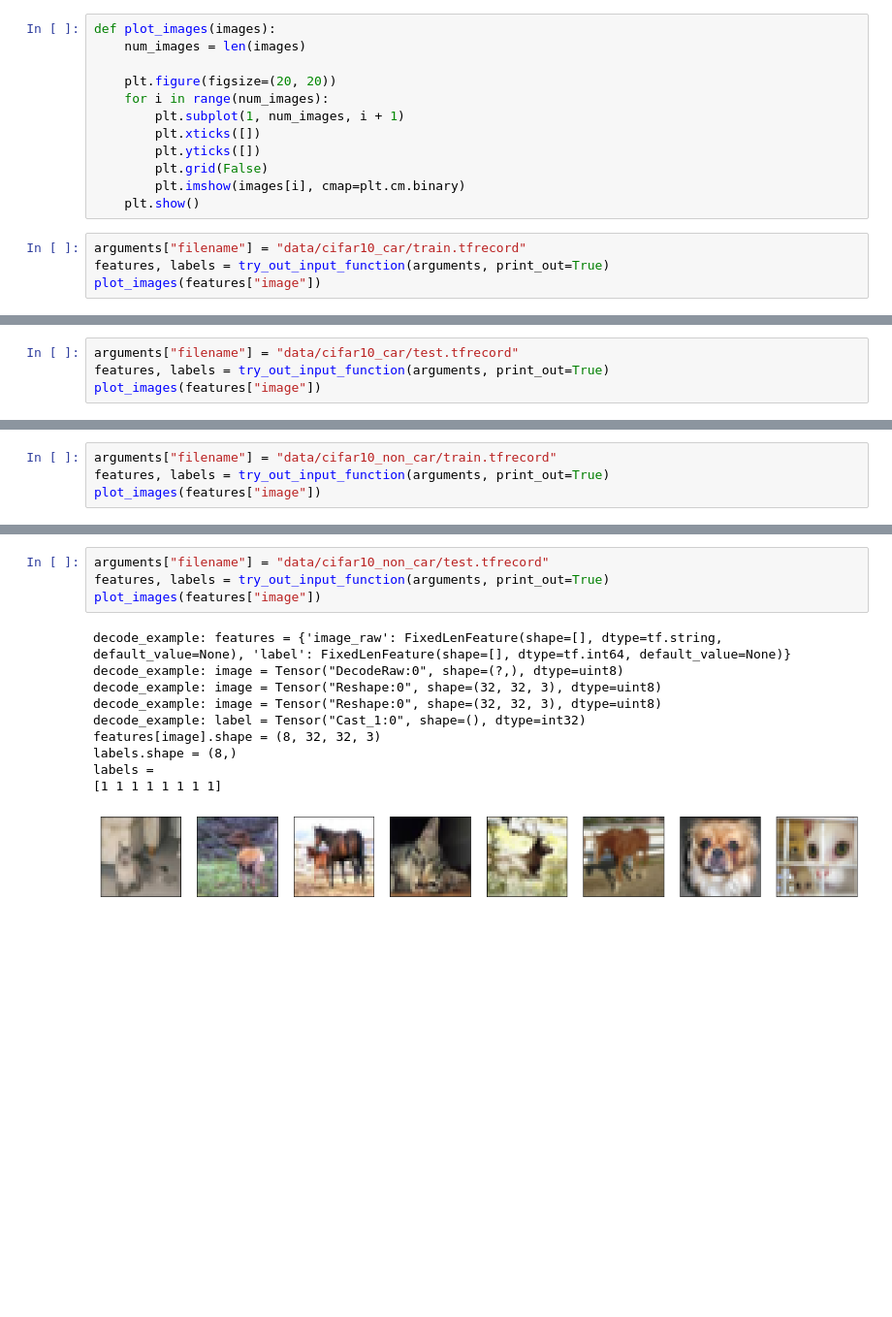
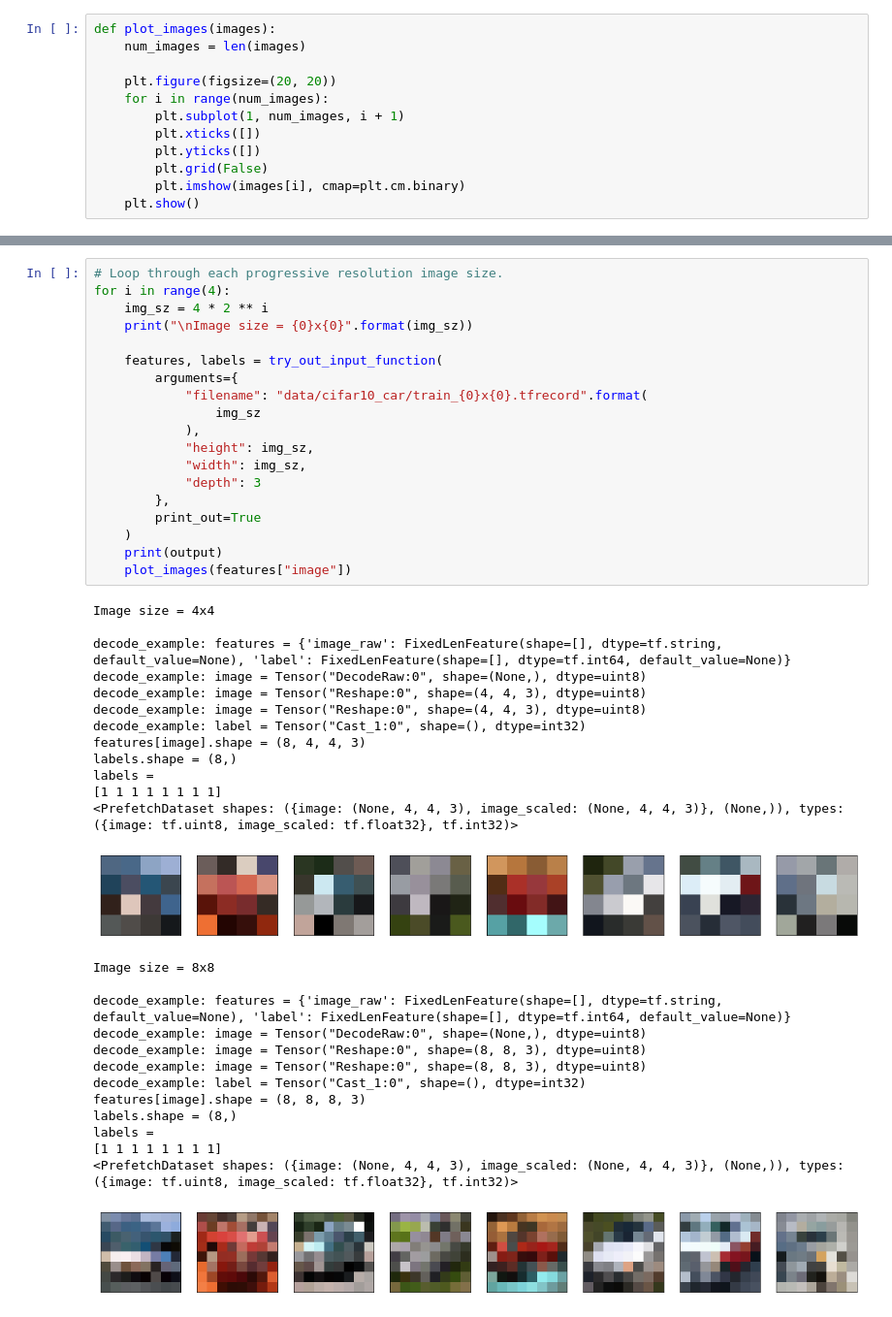
Before and after one commit to ryangillard/artificial_intelligence, a Jupyter notebook: machine_learning/gan/create_tfrecords_cifar10_car.ipynb, the cells around one changed output, grey strips where cells are left out. Shown at 97% size. Drawn from its saved outputs; the diff is of its cells as text; blank space fills up the shorter version.

Commit message:
added progressive cifar10_car

```diff
--- a/machine_learning/gan/create_tfrecords_cifar10_car.ipynb
+++ b/machine_learning/gan/create_tfrecords_cifar10_car.ipynb
@@ -330,7 +340,3 @@ def plot_images(images):
         plt.grid(False)
         plt.imshow(images[i], cmap=plt.cm.binary)
     plt.show()
-# %%
-arguments["filename"] = "data/cifar10_car/train.tfrecord"
-features, labels = try_out_input_function(arguments, print_out=True)
-plot_images(features["image"])
@@ -356,4 +342,0 @@ labels =
-# %%
-arguments["filename"] = "data/cifar10_car/test.tfrecord"
-features, labels = try_out_input_function(arguments, print_out=True)
-plot_images(features["image"])
@@ -371,4 +342,0 @@ labels =
-# %%
-arguments["filename"] = "data/cifar10_non_car/train.tfrecord"
-features, labels = try_out_input_function(arguments, print_out=True)
-plot_images(features["image"])
@@ -386,15 +343,46 @@ labels =
-# %%
-arguments["filename"] = "data/cifar10_non_car/test.tfrecord"
-features, labels = try_out_input_function(arguments, print_out=True)
-plot_images(features["image"])
-# %% [output]
-decode_example: features = {'image_raw': FixedLenFeature(shape=[], dtype=tf.string, default_value=None), 'label': FixedLenFeature(shape=[], dtype=tf.int64, default_value=None)}
-decode_example: image = Tensor("DecodeRaw:0", shape=(?,), dtype=uint8)
-decode_example: image = Tensor("Reshape:0", shape=(32, 32, 3), dtype=uint8)
-decode_example: image = Tensor("Reshape:0", shape=(32, 32, 3), dtype=uint8)
-decode_example: label = Tensor("Cast_1:0", shape=(), dtype=int32)
-features[image].shape = (8, 32, 32, 3)
-labels.shape = (8,)
-labels =
-[1 1 1 1 1 1 1 1]
-[figure, removed]
+# %%
+# Loop through each progressive resolution image size.
+for i in range(4):
+    img_sz = 4 * 2 ** i
+    print("\nImage size = {0}x{0}".format(img_sz))
+
+    features, labels = try_out_input_function(
+        arguments={
+            "filename": "data/cifar10_car/train_{0}x{0}.tfrecord".format(
+                img_sz
+            ),
+            "height": img_sz,
+            "width": img_sz,
+            "depth": 3
+        },
+        print_out=True
+    )
+    print(output)
+    plot_images(features["image"])
+# %% [output]
+Image size = 4x4
+
+decode_example: features = {'image_raw': FixedLenFeature(shape=[], dtype=tf.string, default_value=None), 'label': FixedLenFeature(shape=[], dtype=tf.int64, default_value=None)}
+decode_example: image = Tensor("DecodeRaw:0", shape=(None,), dtype=uint8)
+decode_example: image = Tensor("Reshape:0", shape=(4, 4, 3), dtype=uint8)
+decode_example: image = Tensor("Reshape:0", shape=(4, 4, 3), dtype=uint8)
+decode_example: label = Tensor("Cast_1:0", shape=(), dtype=int32)
+features[image].shape = (8, 4, 4, 3)
+labels.shape = (8,)
+labels =
+[1 1 1 1 1 1 1 1]
+<PrefetchDataset shapes: ({image: (None, 4, 4, 3), image_scaled: (None, 4, 4, 3)}, (None,)), types: ({image: tf.uint8, image_scaled: tf.float32}, tf.int32)>
+[figure, added]
+Image size = 8x8
+
+decode_example: features = {'image_raw': FixedLenFeature(shape=[], dtype=tf.string, default_value=None), 'label': FixedLenFeature(shape=[], dtype=tf.int64, default_value=None)}
+decode_example: image = Tensor("DecodeRaw:0", shape=(None,), dtype=uint8)
+decode_example: image = Tensor("Reshape:0", shape=(8, 8, 3), dtype=uint8)
+decode_example: image = Tensor("Reshape:0", shape=(8, 8, 3), dtype=uint8)
+decode_example: label = Tensor("Cast_1:0", shape=(), dtype=int32)
+features[image].shape = (8, 8, 8, 3)
+labels.shape = (8,)
+labels =
+[1 1 1 1 1 1 1 1]
+<PrefetchDataset shapes: ({image: (None, 4, 4, 3), image_scaled: (None, 4, 4, 3)}, (None,)), types: ({image: tf.uint8, image_scaled: tf.float32}, tf.int32)>
+[figure, added]
```
Also changed, not shown: parts of 16 cells of this notebook.
